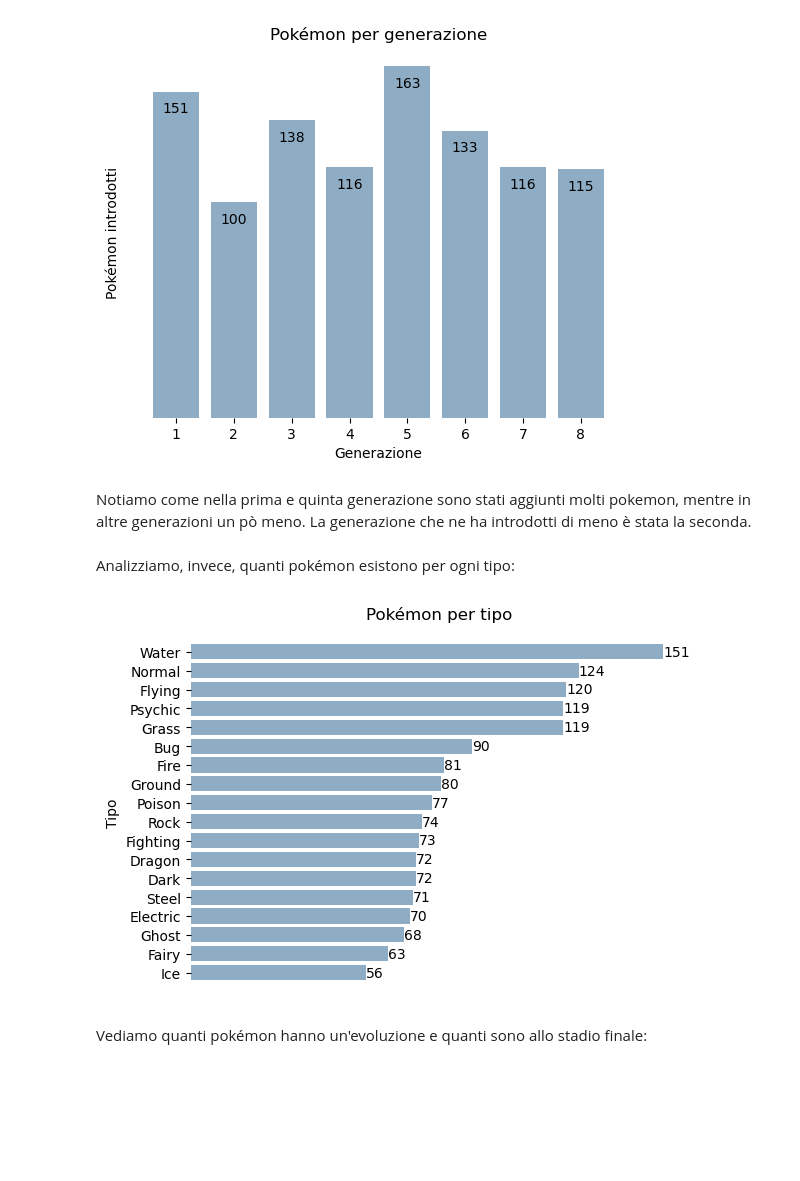
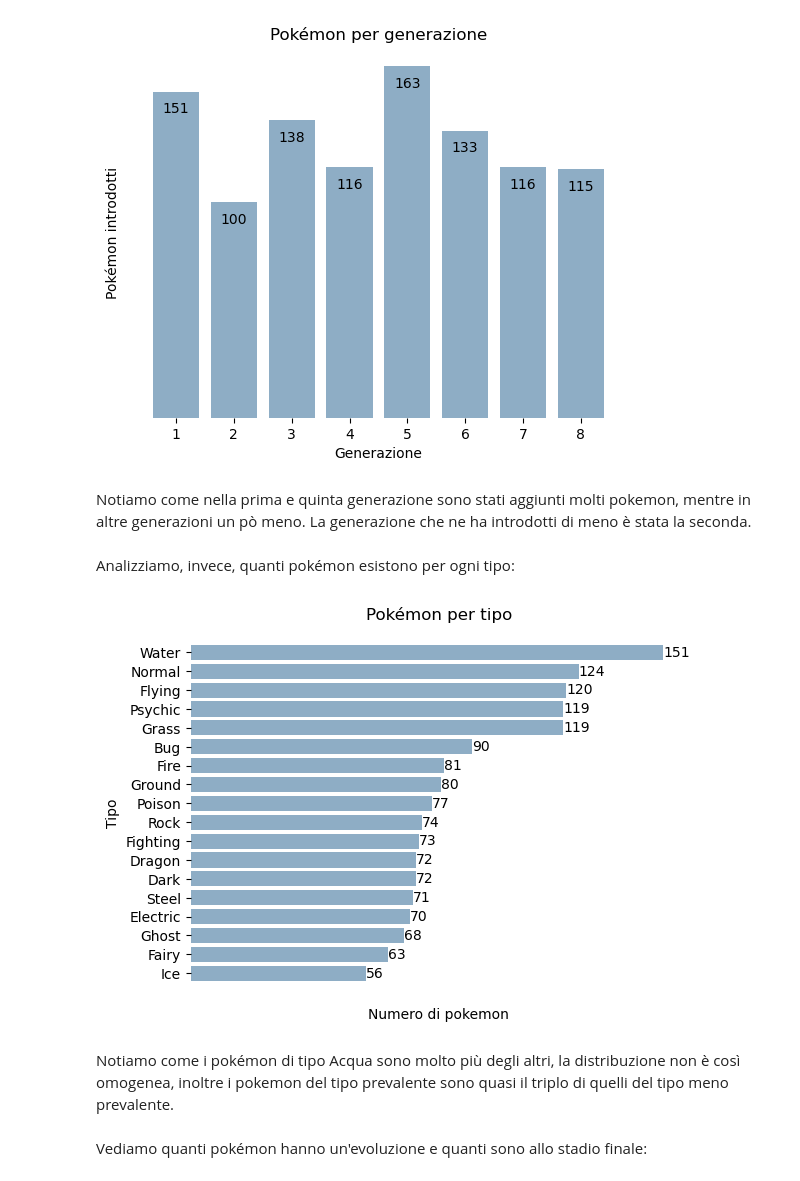
Before and after one commit to Mantotheale/PokemonScientificVisualization, a Jupyter notebook: Pokemon_notebook.ipynb, the cells around one changed output. Drawn from its saved outputs; the diff is of its cells as text; code cells hidden in the pictures; blank space fills up the shorter version.

```diff
--- a/Pokemon_notebook.ipynb
+++ b/Pokemon_notebook.ipynb
@@ -97,32 +97,34 @@ pokemonByGenerationLabels(x_axis, y_axis)
 plt.show()
 # %% [output]
 [figure]
-# %% [markdown]
-Notiamo come nella prima e quinta generazione sono stati aggiunti molti pokemon, mentre in altre generazioni un pò meno. La generazione che ne ha introdotti di meno è stata la seconda.
+# %% [markdown]
+Notiamo come nella prima e quinta generazione sono stati aggiunti molti pokemon, mentre in altre generazioni un pò meno. La generazione che ne ha introdotti di meno è stata la seconda.
 # %% [markdown]
 Analizziamo, invece, quanti pokémon esistono per ogni tipo:
 # %%
 types = dataset['Type 1'].unique()
 
 number_per_types = []
 for t in types:
-    x = len(dataset[(dataset['Type 1'] == t) | (dataset['Type 2'] == t)])
-    number_per_types.append(x)
+    number_per_types.append(len(dataset[(dataset['Type 1'] == t) | (dataset['Type 2'] == t)]))
 
-ser = pd.Series(index=types, data=number_per_types).sort_values(ascending=True)
-y_axis = ser.index
+type_series = pd.Series(index=types, data=number_per_types).sort_values(ascending=True)
+x_axis = type_series.values
+y_axis = type_series.index
 
-x_axis = ser.values
 
 bars = plt.barh(y_axis, x_axis, color='#8eadc5')
 plt.title("Pokémon per tipo")
 plt.ylabel("Tipo")
+plt.xlabel("Numero di pokemon")
 plt.xticks([])
 plt.gca().set_frame_on(False)
 plt.bar_label(bars)
 plt.show()
 # %% [output]
-[figure, old version]
+[figure, new version]
+# %% [markdown]
+Notiamo come i pokémon di tipo Acqua sono molto più degli altri, la distribuzione non è così omogenea, inoltre i pokemon del tipo prevalente sono quasi il triplo di quelli del tipo meno prevalente.
 # %% [markdown]
 Vediamo quanti pokémon hanno un'evoluzione e quanti sono allo stadio finale:
 # %%
```
